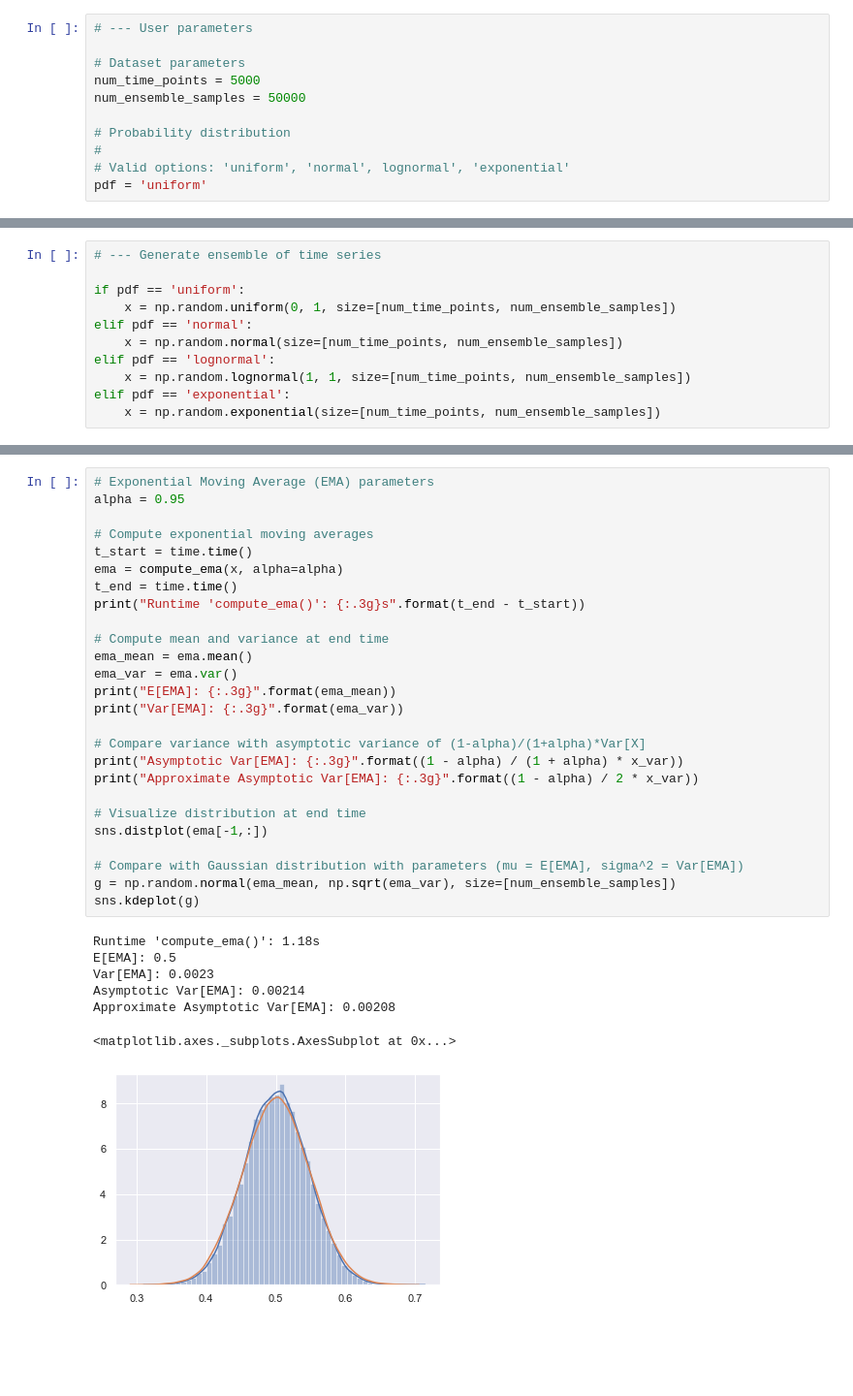
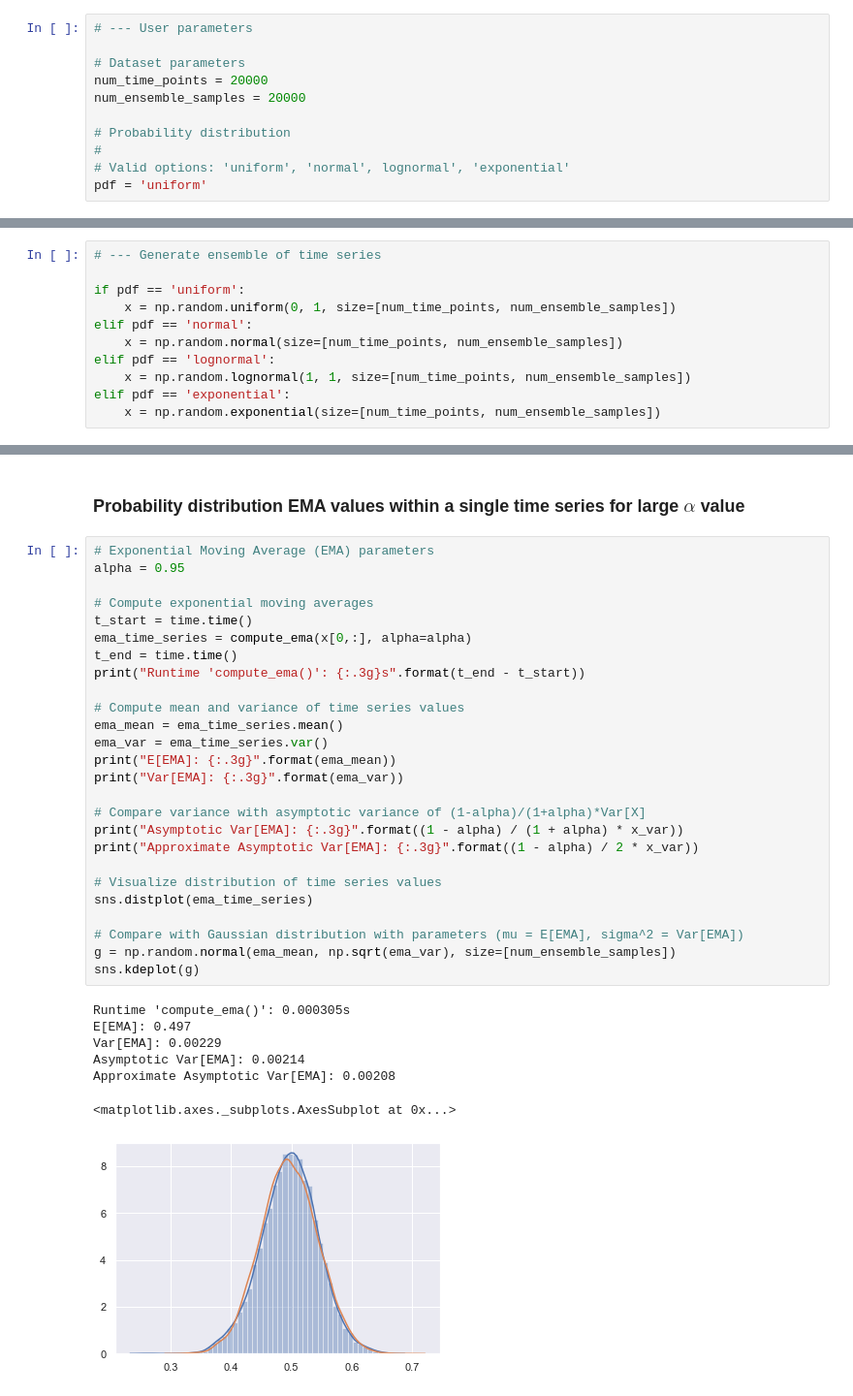
Before and after one commit to ktchu/RESEARCH-Math-Exploration, a Jupyter notebook: lab-notebook/2020-07-01-KTC-probability_distribution_of_exponential_moving_average.ipynb, the cells around one changed output, grey strips where cells are left out. Shown at 97% size. Saved outputs shown, nothing was run; the diff lists cells and outputs as text; blank space fills up the shorter version.

Commit message:
Add analysis of distribution of EMA values over time.

```diff
--- a/lab-notebook/2020-07-01-KTC-probability_distribution_of_exponential_moving_average.ipynb
+++ b/lab-notebook/2020-07-01-KTC-probability_distribution_of_exponential_moving_average.ipynb
@@ -41,8 +45,8 @@ Let $X = \{X_0, X_1, X_2, \ldots \}$ be a times series where $X_i$ is a random v
 # --- User parameters
 
 # Dataset parameters
-num_time_points = 5000
-num_ensemble_samples = 50000
+num_time_points = 20000
+num_ensemble_samples = 20000
 
 # Probability distribution
 #
@@ -224,34 +338,36 @@ Asymptotic Var[EMA]: 0.0278
+# %% [markdown]
+### Probability distribution EMA values within a single time series for large $\alpha$ value
 # %%
 # Exponential Moving Average (EMA) parameters
 alpha = 0.95
 
 # Compute exponential moving averages
 t_start = time.time()
-ema = compute_ema(x, alpha=alpha)
+ema_time_series = compute_ema(x[0,:], alpha=alpha)
 t_end = time.time()
 print("Runtime 'compute_ema()': {:.3g}s".format(t_end - t_start))
 
-# Compute mean and variance at end time
-ema_mean = ema.mean()
-ema_var = ema.var()
+# Compute mean and variance of time series values
+ema_mean = ema_time_series.mean()
+ema_var = ema_time_series.var()
 print("E[EMA]: {:.3g}".format(ema_mean))
 print("Var[EMA]: {:.3g}".format(ema_var))
 
 # Compare variance with asymptotic variance of (1-alpha)/(1+alpha)*Var[X]
 print("Asymptotic Var[EMA]: {:.3g}".format((1 - alpha) / (1 + alpha) * x_var))
 print("Approximate Asymptotic Var[EMA]: {:.3g}".format((1 - alpha) / 2 * x_var))
 
-# Visualize distribution at end time
-sns.distplot(ema[-1,:])
+# Visualize distribution of time series values
+sns.distplot(ema_time_series)
 
 # Compare with Gaussian distribution with parameters (mu = E[EMA], sigma^2 = Var[EMA])
 g = np.random.normal(ema_mean, np.sqrt(ema_var), size=[num_ensemble_samples])
 sns.kdeplot(g)
 # %% [output]
-Runtime 'compute_ema()': 1.18s
-E[EMA]: 0.5
-Var[EMA]: 0.0023
+Runtime 'compute_ema()': 0.000305s
+E[EMA]: 0.497
+Var[EMA]: 0.00229
 Asymptotic Var[EMA]: 0.00214
 Approximate Asymptotic Var[EMA]: 0.00208
 <matplotlib.axes._subplots.AxesSubplot at 0x...>
-[figure, old version]
+[figure, new version]
```
Also changed, not shown: parts of 13 cells of this notebook, 2 other files.
